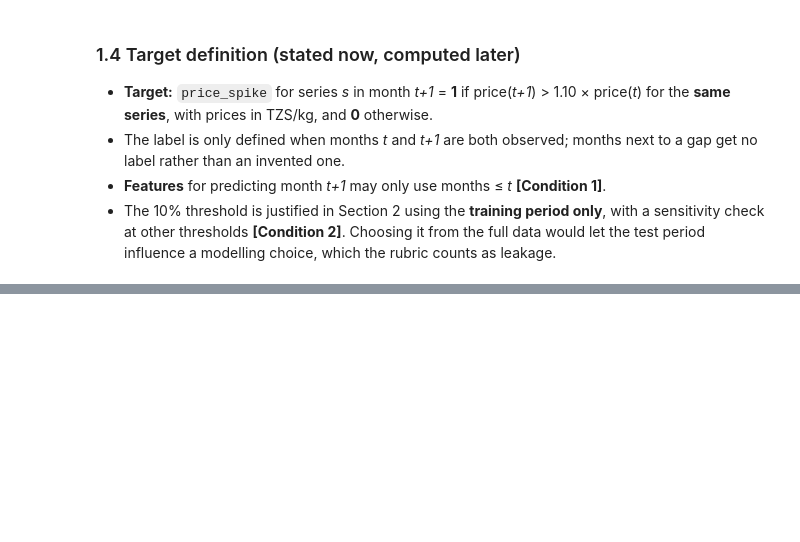
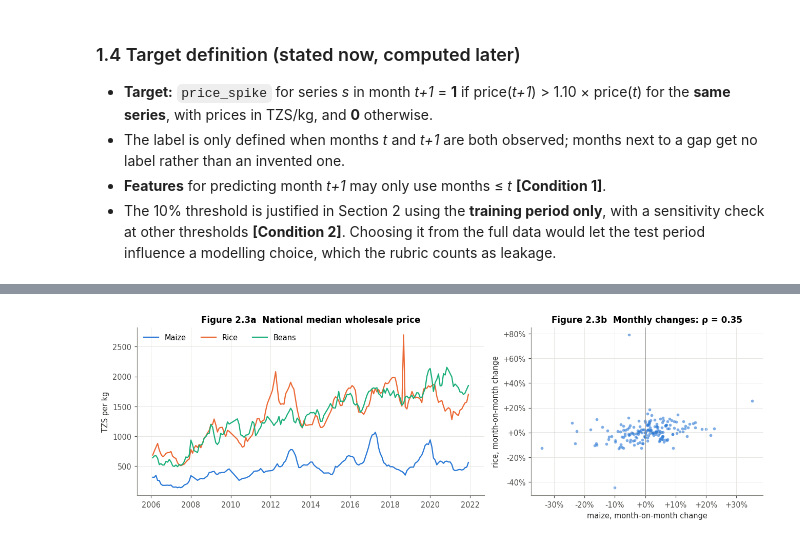
Before and after one commit to Shambhavi-DSAI2006/tanzania-food-price-spikes, a Jupyter notebook: Shambhavi_MiniProject.ipynb, the cells around one changed output, grey strips where cells are left out. Saved outputs shown, nothing was run; the diff lists cells and outputs as text; code cells hidden in the pictures; blank space fills up the shorter version.

Commit message:
Section 2: exploratory analysis (summaries, threshold, correlation + confounder, chi-square, Gower and haversine distance)

```diff
--- a/Shambhavi_MiniProject.ipynb
+++ b/Shambhavi_MiniProject.ipynb
@@ -485,0 +729,20 @@ Price rows from Zanzibar regions: 0
+# %%
+staples = ["Maize", "Rice", "Beans"]
+nat = (train[(train["pricetype"] == "Wholesale") & train["commodity"].isin(staples)]
+       .groupby(["month", "commodity"])["price_tzs_per_kg"].median().unstack()[staples].dropna())
+print(f"Months with all three national medians: {len(nat)} ({nat.index.min()} – {nat.index.max()})")
+
+t_idx = np.arange(len(nat))
+annual_growth = {c: np.exp(np.polyfit(t_idx, np.log(nat[c]), 1)[0] * 12) - 1 for c in staples}
+detrended = nat.apply(lambda y: y - np.polyval(np.polyfit(t_idx, y, 1), t_idx))   # remove each series' linear time trend
+monthly = nat.pct_change().dropna()                                                # month-on-month changes
+
+def pair(m, a="Maize", b="Rice"):
+    return m[a].corr(m[b], method="spearman"), m[a].corr(m[b])
+
+rows = {"price levels": pair(nat), "levels with time trend removed": pair(detrended), "month-on-month changes": pair(monthly)}
+corr_table = pd.DataFrame(rows, index=["Spearman ρ", "Pearson r"]).T.round(2)
+print("Average yearly price growth 2006–2021:", {c: f"{v:.1%}" for c, v in annual_growth.items()})
+display(corr_table)
+print("Spearman matrices — levels (left) vs month-on-month changes (right):")
+display(pd.concat([nat.corr("spearman"), monthly.corr("spearman")], axis=1, keys=["levels", "changes"]).round(2))
@@ -485,0 +763,18 @@ Price rows from Zanzibar regions: 0
+# %%
+# Figure 2.3 — the shared trend behind the correlation
+STAPLE_COLOR = {"Maize": "#2a78d6", "Rice": "#eb6834", "Beans": "#1baf7a"}
+fig, axes = plt.subplots(1, 2, figsize=(12, 3.9), gridspec_kw={"width_ratios": [1.5, 1]})
+for c in staples:
+    axes[0].plot(nat.index.to_timestamp(), nat[c], color=STAPLE_COLOR[c], lw=1.5, label=c)
+axes[0].set(title="Figure 2.3a  National median wholesale price", ylabel="TZS per kg")
+axes[0].legend(loc="upper left", ncol=3)
+
+axes[1].scatter(monthly["Maize"], monthly["Rice"], s=14, color="#2a78d6", alpha=0.6, linewidths=0)
+axes[1].axhline(0, color="#8a8984", lw=0.6); axes[1].axvline(0, color="#8a8984", lw=0.6)
+axes[1].set(title=f"Figure 2.3b  Monthly changes: ρ = {corr_table.loc['month-on-month changes', 'Spearman ρ']:.2f}",
+            xlabel="maize, month-on-month change", ylabel="rice, month-on-month change")
+for ax_ in (axes[1].xaxis, axes[1].yaxis):
+    ax_.set_major_formatter(plt.FuncFormatter(lambda v, _: f"{v:+.0%}"))
+plt.tight_layout(); plt.show()
+# %% [output]
+[figure, added]
```
Also changed, not shown: parts of 30 cells of this notebook.
